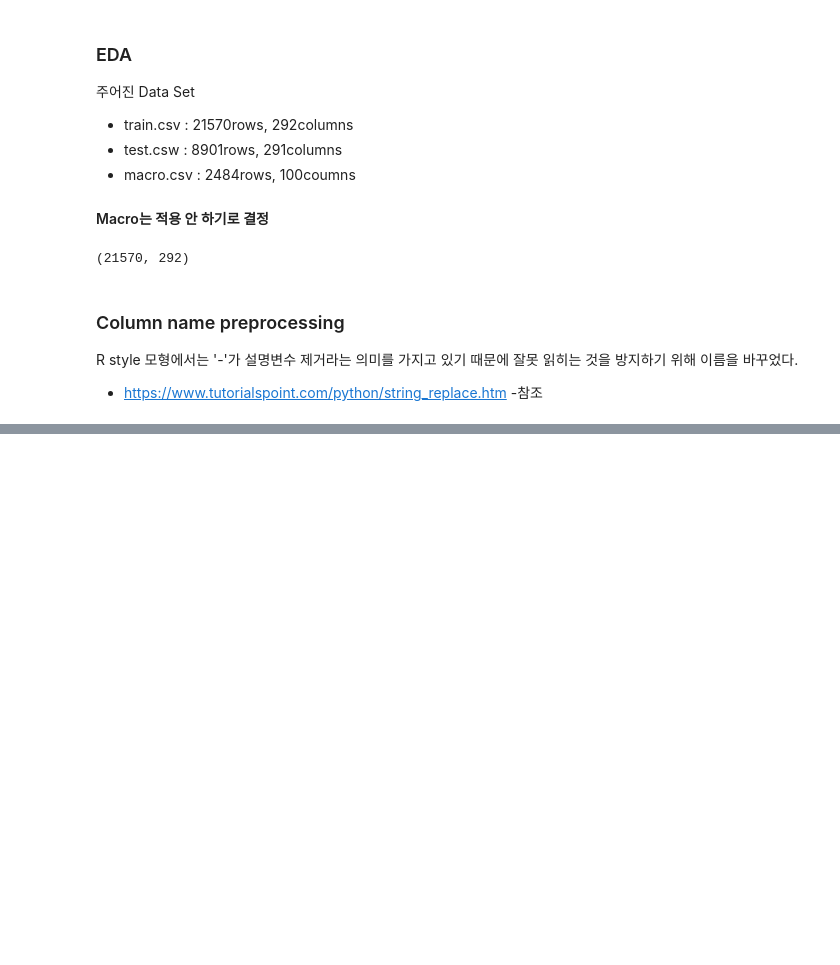
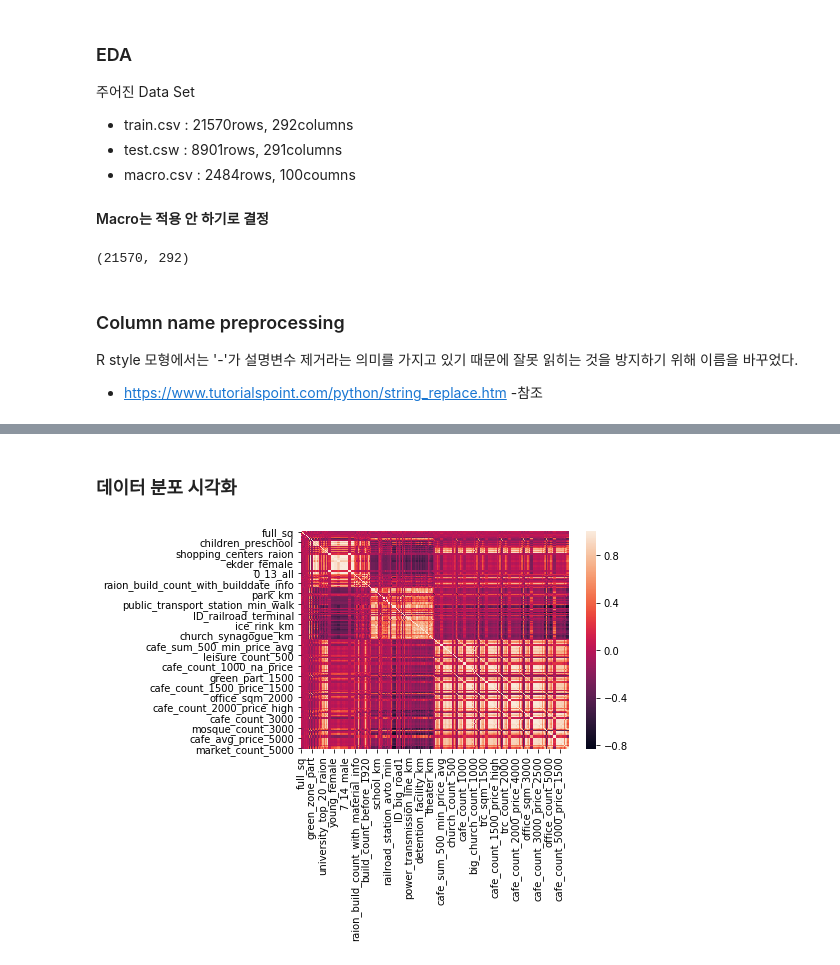
Before and after one commit to KyutaeLee/LinearRegressionProject1, a Jupyter notebook: LinearRegressionProject1.ipynb, the cells around one changed output, grey strips where cells are left out. Drawn from its saved outputs; the diff is of its cells as text; code cells hidden in the pictures; blank space fills up the shorter version.

```diff
--- a/LinearRegressionProject1.ipynb
+++ b/LinearRegressionProject1.ipynb
@@ -65,0 +73,3 @@ R style 모형에서는 '-'가 설명변수 제거라는 의미를 가지고 있
+# %%
+X = data_train.iloc[:, 2:291]
+y = data_train.iloc[:, 291]
@@ -65,0 +94,7 @@ R style 모형에서는 '-'가 설명변수 제거라는 의미를 가지고 있
+# %% [markdown]
+### 데이터 분포 시각화
+# %%
+sns.heatmap(X.corr())
+plt.show()
+# %% [output]
+[figure, added]
```
Also changed, not shown: parts of 5 cells of this notebook.
